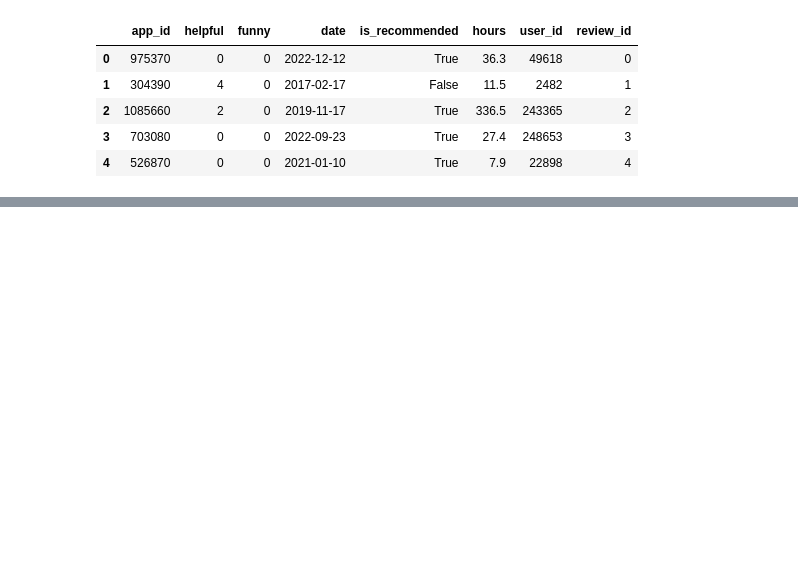
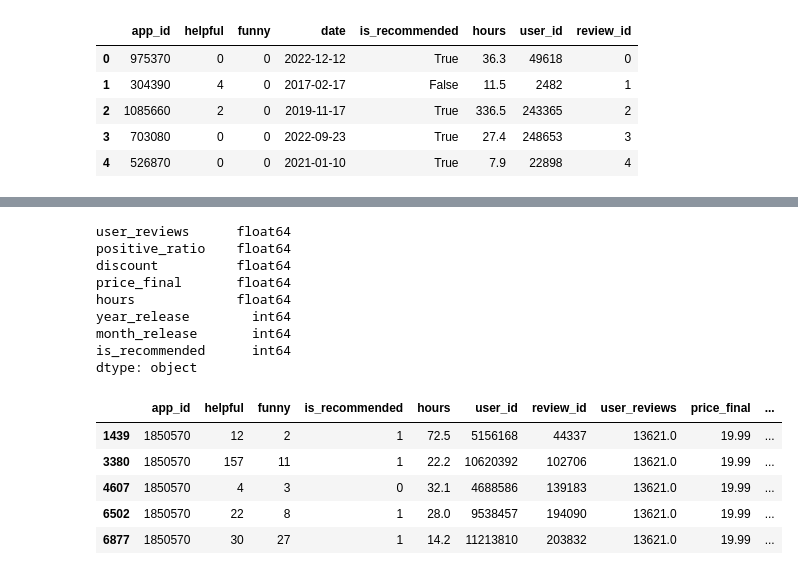
Before and after one commit to khanhsvan/someCollab, a Jupyter notebook: Untitled4.ipynb, the cells around one changed output, grey strips where cells are left out. Saved outputs shown, nothing was run; the diff lists cells and outputs as text; code cells hidden in the pictures; blank space fills up the shorter version.

```diff
--- a/Untitled4.ipynb
+++ b/Untitled4.ipynb
@@ -76,0 +206,20 @@ Random Forest RMSE: 109.53798071619049
+# %%
+selected_columns_dtypes = merged_df[selected_columns].dtypes
+print(selected_columns_dtypes)
+merged_df.head()
+# %% [output]
+user_reviews      float64
+positive_ratio    float64
+discount          float64
+price_final       float64
+hours             float64
+year_release        int64
+month_release       int64
+is_recommended      int64
+dtype: object
+|  | app_id | helpful | funny | is_recommended | hours | user_id | review_id | user_reviews | price_final | ... |
+| 1439 | 1850570 | 12 | 2 | 1 | 72.5 | 5156168 | 44337 | 13621.0 | 19.99 | ... |
+| 3380 | 1850570 | 157 | 11 | 1 | 22.2 | 10620392 | 102706 | 13621.0 | 19.99 | ... |
+| 4607 | 1850570 | 4 | 3 | 0 | 32.1 | 4688586 | 139183 | 13621.0 | 19.99 | ... |
+| 6502 | 1850570 | 22 | 8 | 1 | 28.0 | 9538457 | 194090 | 13621.0 | 19.99 | ... |
+| 6877 | 1850570 | 30 | 27 | 1 | 14.2 | 11213810 | 203832 | 13621.0 | 19.99 | ... |
```
Also changed, not shown: parts of 35 cells of this notebook.
